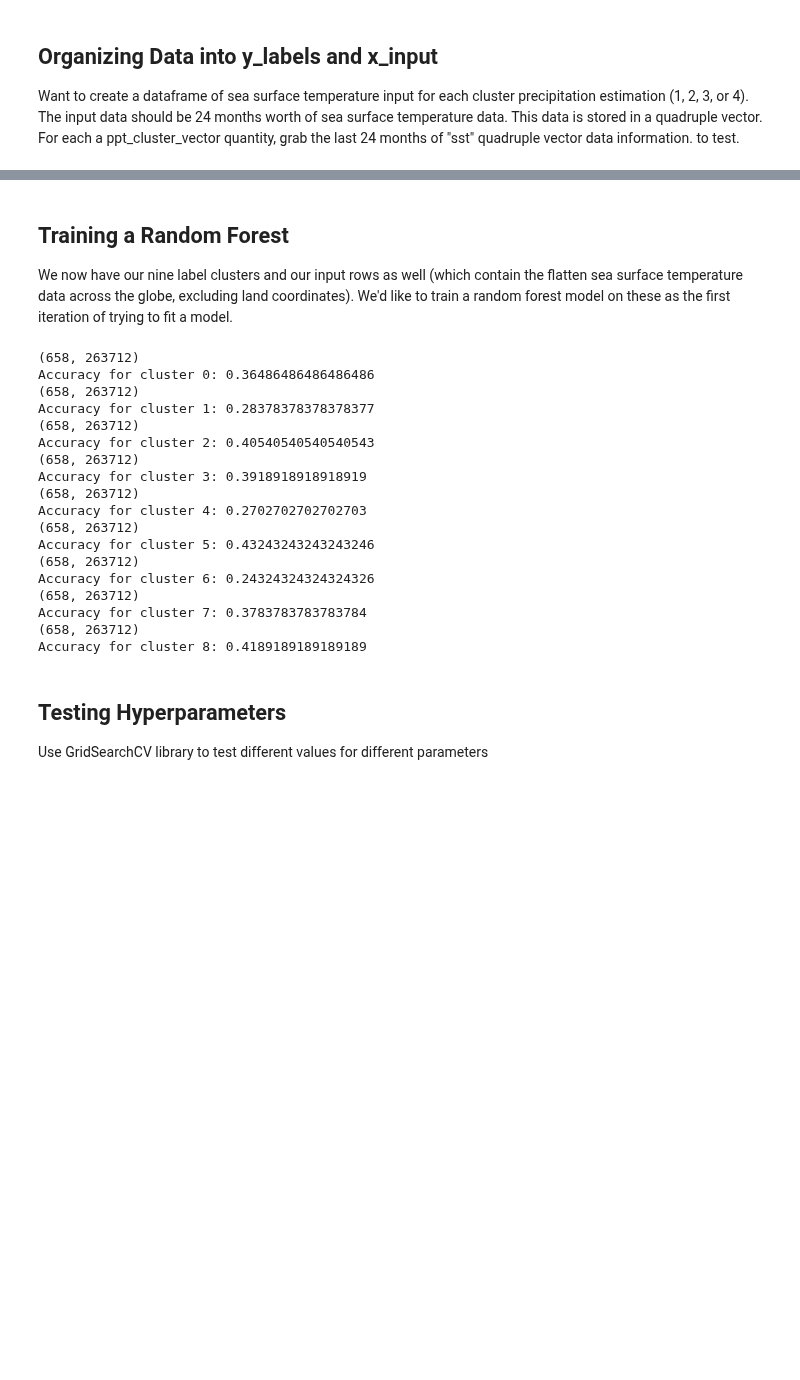
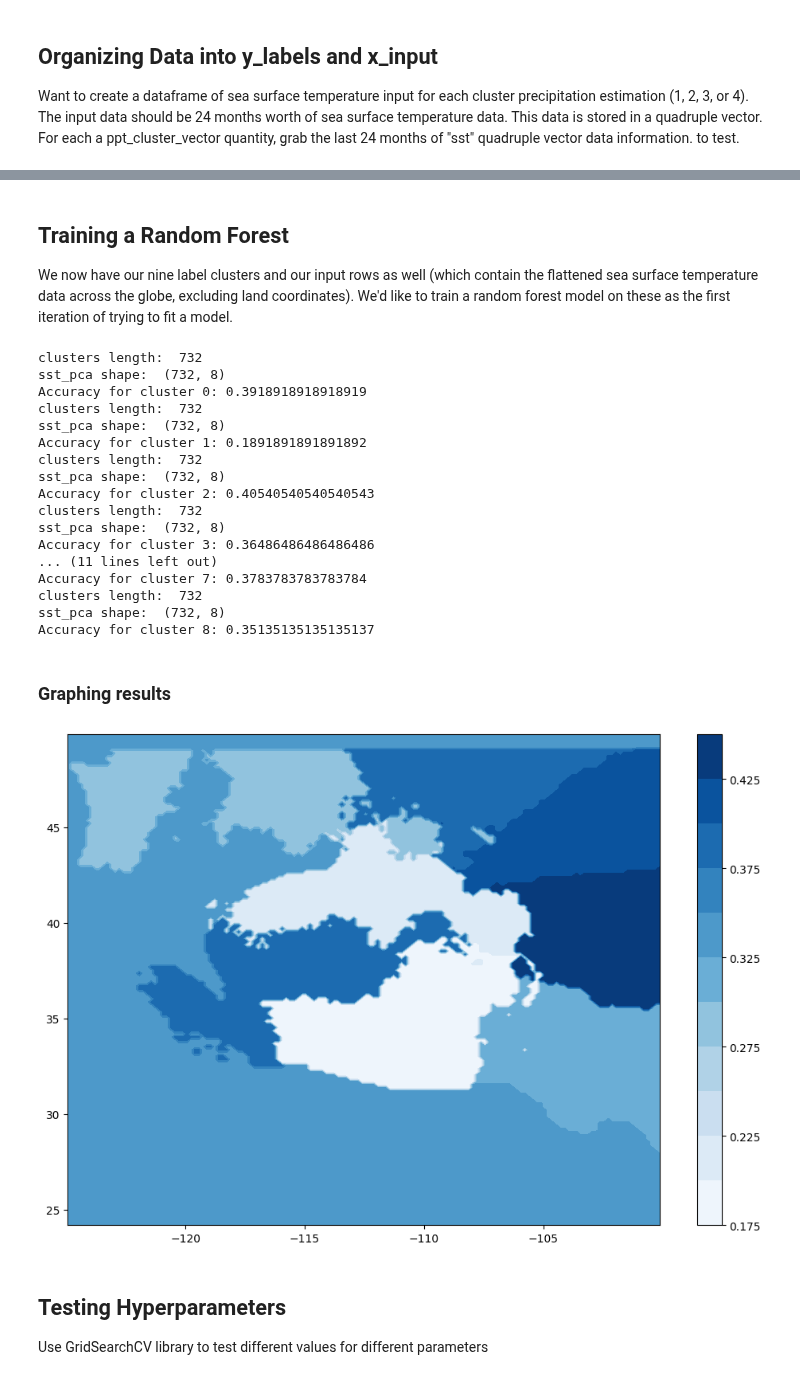
Before and after one commit to hwalters361/ML_rain_prediction, a Jupyter notebook: Introduction.ipynb, the cells around one changed output, grey strips where cells are left out. Saved outputs shown, nothing was run; the diff lists cells and outputs as text; code cells hidden in the pictures; blank space fills up the shorter version.

```diff
--- a/Introduction.ipynb
+++ b/Introduction.ipynb
@@ -377,5 +377,9 @@ y_labels["date"] = y_labels['date']
 y_labels.drop(["month"], axis=1, inplace=True)
 y_labels.drop(["year"], axis=1, inplace=True)
 y_labels.set_index("date", inplace=True)
-y_labels
+
+ppt_data = np.array(y_labels["ppt_cluster_vector_quantized"]) - 1
+# get all 9 clusters in a list, where each cluster is the ith column in ppt_data
+clusters = [np.array([x[i] for x in ppt_data]) for i in range(len(ppt_data[0]))]
+clusters = np.array(clusters)
 # %% [output]
@@ -482,42 +468,58 @@ clusters = [np.array([x[i] for x in ppt_data]) for i in range(len(ppt_data[0]))]
 # %%
 def get_cluster_data(ind):
-    X_train, X_test, y_train, y_test = train_test_split(sst_data_all, clusters[ind], test_size=0.1, random_state=4)
+    X_train, X_test, y_train, y_test = train_test_split(sst_pca, clusters[ind], test_size=0.1, random_state=4)
     return X_train, X_test, y_train, y_test
 # %% [markdown]
 ## Training a Random Forest
 
-We now have our nine label clusters and our input rows as well (which contain the flatten sea surface temperature data across the globe, excluding land coordinates). We'd like to train a random forest model on these as the first iteration of trying to fit a model.
+We now have our nine label clusters and our input rows as well (which contain the flattened sea surface temperature data across the globe, excluding land coordinates). We'd like to train a random forest model on these as the first iteration of trying to fit a model.
 # %%
 accuracies = []
 for i in range(len(clusters)):
     X_train, X_test, y_train, y_test = get_cluster_data(i)
 
     rf = RandomForestClassifier(max_depth=1, min_samples_leaf=100, n_estimators=25) # since there are only 4 possible outputs, we use a Classifier
-    print(X_train.shape)
     rf.fit(X_train, y_train)
     y_pred = rf.predict(X_test)
 
     accuracies.append(accuracy_score(y_test, y_pred))
     print(f"Accuracy for cluster {i}: {accuracies[i]}")
 # %% [output]
-(658, 263712)
-Accuracy for cluster 0: 0.36486486486486486
-(658, 263712)
-Accuracy for cluster 1: 0.28378378378378377
-(658, 263712)
+clusters length:  732
+sst_pca shape:  (732, 8)
+Accuracy for cluster 0: 0.3918918918918919
+clusters length:  732
+sst_pca shape:  (732, 8)
+Accuracy for cluster 1: 0.1891891891891892
+clusters length:  732
+sst_pca shape:  (732, 8)
 Accuracy for cluster 2: 0.40540540540540543
-(658, 263712)
-Accuracy for cluster 3: 0.3918918918918919
-(658, 263712)
-Accuracy for cluster 4: 0.2702702702702703
-(658, 263712)
-Accuracy for cluster 5: 0.43243243243243246
-(658, 263712)
-Accuracy for cluster 6: 0.24324324324324326
-(658, 263712)
+clusters length:  732
+sst_pca shape:  (732, 8)
+Accuracy for cluster 3: 0.36486486486486486
+... (11 lines left out)
 Accuracy for cluster 7: 0.3783783783783784
-(658, 263712)
-Accuracy for cluster 8: 0.4189189189189189
+clusters length:  732
+sst_pca shape:  (732, 8)
+Accuracy for cluster 8: 0.35135135135135137
+# %% [markdown]
+### Graphing results
+# %%
+# clusters is 155x150 grid of values 0-8 -> convert to grid of same size with accuracy values
+accuracies = np.array(accuracies)
+clusters = np.load("clusters.npy")
+clusters = np.where(np.isnan(clusters), -1, clusters)  # replace NaNs with -1
+clusters = clusters.astype(int) # convert to integer
+# replace all cluster numbers with their corresponding accuracy
+clusters = accuracies[clusters]
+
+plt.figure(figsize=(12, 8))
+xx, yy = np.meshgrid(lon, lat)
+plt.contourf(xx, yy, clusters, levels=10, cmap="Blues")
+plt.colorbar()
+plt.show()
+# %% [output]
+[figure, added]
 # %% [markdown]
 ## Testing Hyperparameters
 
```
Also changed, not shown: parts of 11 cells of this notebook.
